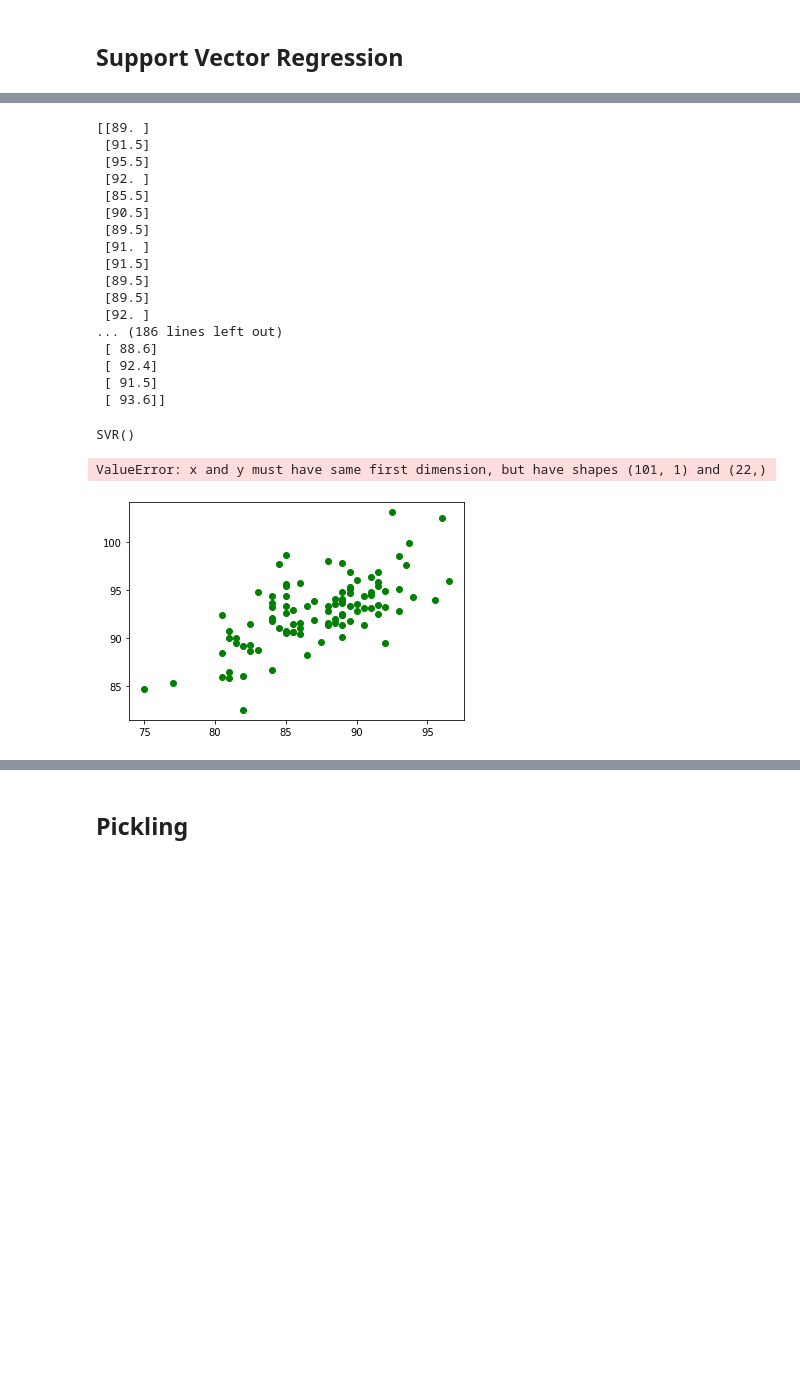
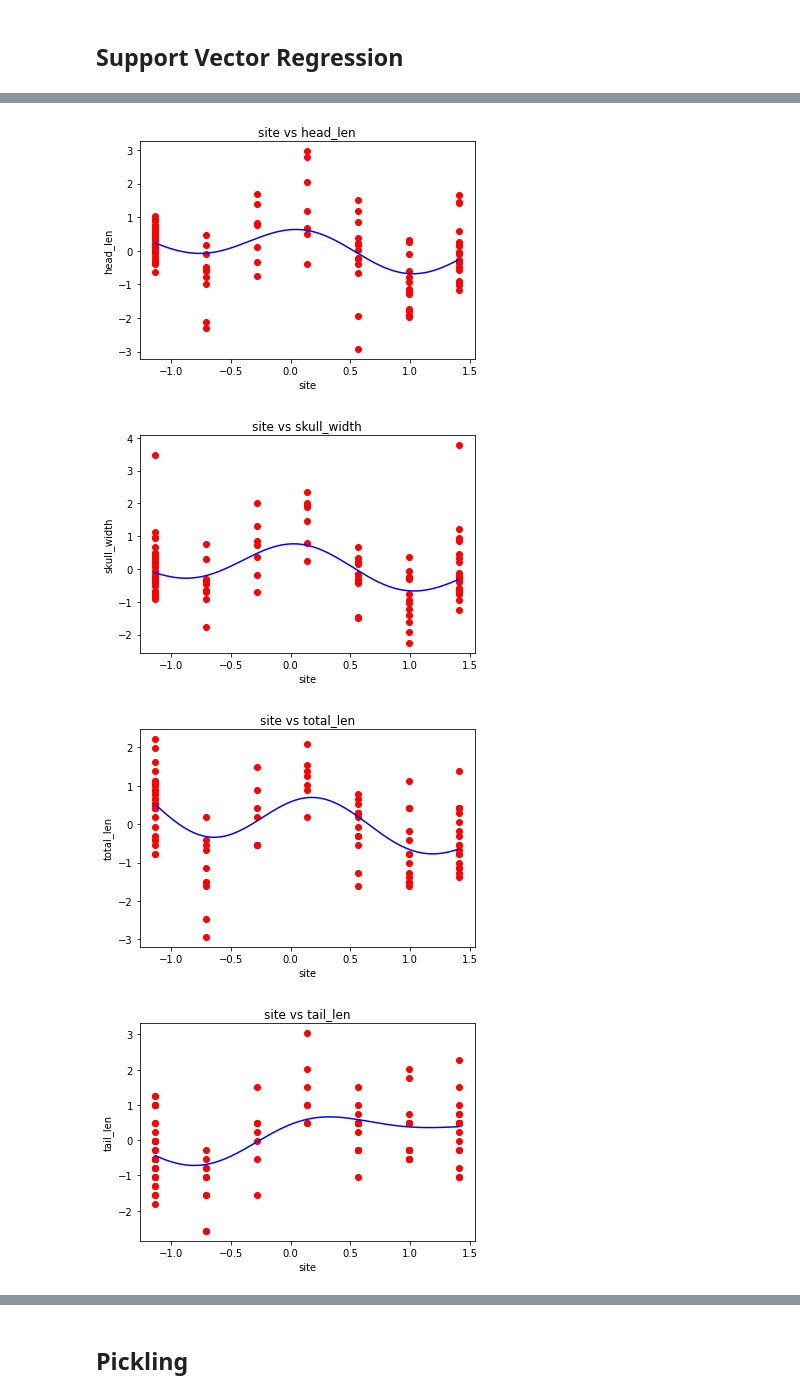
Before and after one commit to dhairyagupta2603/DAC_task1_regression, a Jupyter notebook: notebooks/model_building.ipynb, the cells around one changed output, grey strips where cells are left out. Cells and saved outputs as stored; diff of their text form; code cells hidden in the pictures; blank space fills up the shorter version.

```diff
--- a/notebooks/model_building.ipynb
+++ b/notebooks/model_building.ipynb
@@ -53,7 +52,7 @@ for var in dependents:
 # %% [markdown]
 ## Linear Regression
 # %%
-def plot_regression(x, y, prediction, i_name, d_name)->None:
+def plot_linear_regression(x, y, prediction, i_name, d_name)->None:
     plt.scatter(x, y, color = 'green')
     plt.plot(x, prediction, color = 'red')
     plt.title(i_name + ' vs ' + d_name)
@@ -106,35 +107,39 @@ AttributeError: 'numpy.ndarray' object has no attribute 'append'
-# %%
-sc_X = StandardScaler()
-sc_y = StandardScaler()
-x = np.array(df['total_len']).reshape(-1, 1)
-y = np.array(df['head_len']).reshape(-1, 1)
-X = sc_X.fit_transform(x)
-Y = sc_y.fit_transform(y)
-regressor = SVR(kernel = 'rbf')
-regressor.fit(X, Y)
-# %% [output]
-[[89. ]
- [91.5]
- [95.5]
- [92. ]
- [85.5]
- [90.5]
- [89.5]
- [91. ]
- [91.5]
- [89.5]
- [89.5]
- [92. ]
-... (186 lines left out)
- [ 88.6]
- [ 92.4]
- [ 91.5]
- [ 93.6]]
-SVR()
-# %%
-x_grid = np.arange(min(x), max(x))
-x_grid = x_grid.reshape((len(x_grid), 1))
-plot_regression(x, y, regressor.predict(x_grid), 'total_len', 'head_len')
-# %% [output]
-ValueError: x and y must have same first dimension, but have shapes (101, 1) and (22,)
-[figure, removed]
+# %%
+# scaling and transforming
+sc_X = StandardScaler()
+sc_y = StandardScaler()
+X = sc_X.fit_transform(independents_values[1])
+Y = sc_y.fit_transform(dependents_values[2])
+# %%
+# plotting function
+def plot_SVR(x, y, i_name, d_name, regressor)->None:
+    X_grid = np.arange(min(x), max(x), 0.01) # data is feature scaled.
+    X_grid = X_grid.reshape((len(X_grid), 1))
+    plt.scatter(x, y, color = 'red')
+    plt.plot(X_grid, regressor.predict(X_grid), color = 'blue')
+    plt.title(i_name + ' vs ' + d_name)
+    plt.xlabel(i_name)
+    plt.ylabel(d_name)
+    plt.show()
+# %%
+# scaling
+predict = []
+sc_x = [StandardScaler() for _ in range (0, 18)]
+sc_y = [StandardScaler() for _ in range (0, 18)]
+regressors = [SVR(kernel = 'rbf') for _ in range(0, 18)]
+
+k = 0
+for i, ivar in enumerate(independents_values):
+    for d, dvar in enumerate(dependents_values):
+        #transformation
+        X = sc_x[k].fit_transform(ivar)
+        Y = sc_y[k].fit_transform(dvar)
+        #regression
+        regressors[k].fit(X, Y.ravel())
+        plot_SVR(X, Y, independents[i], dependents[d], regressors[k])
+        k+=1
+# %% [output]
+[figure, added]
+[figure, added]
+[figure, added]
+[figure, added]
```
Also changed, not shown: parts of 6 cells of this notebook, 2 other files.
